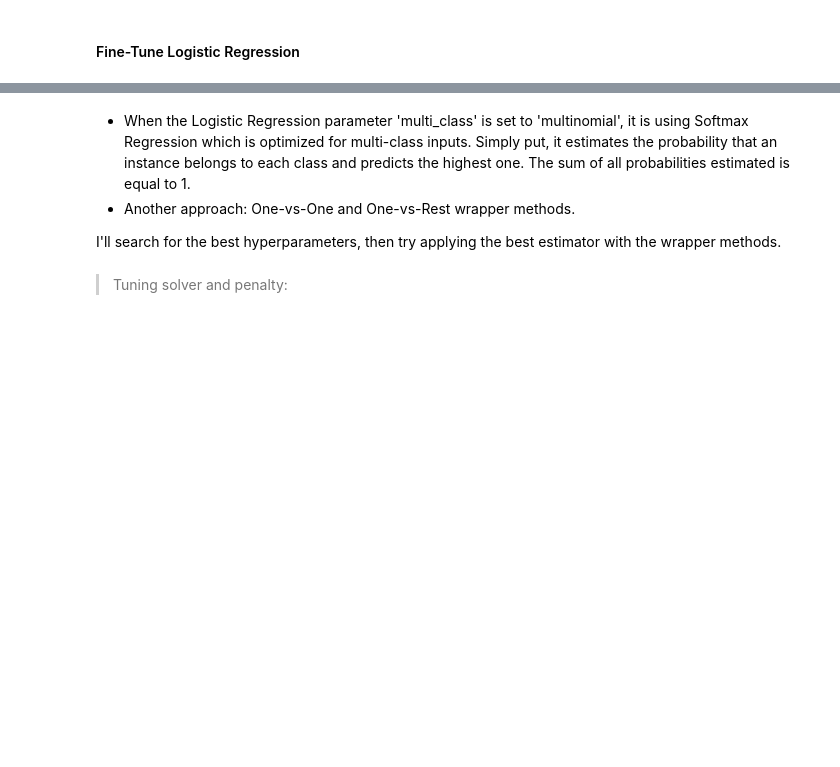
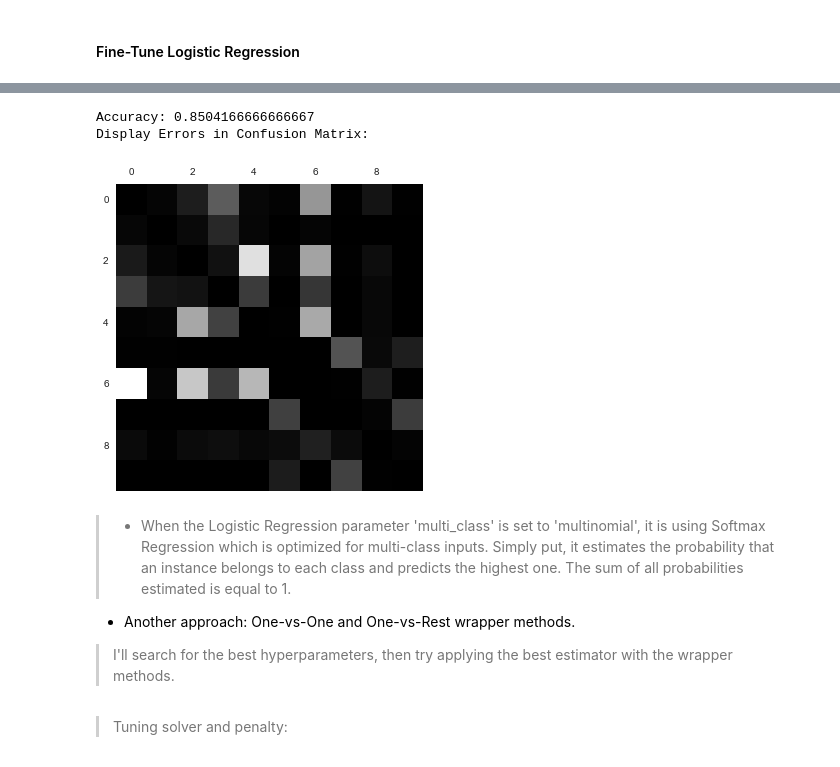
Before and after one commit to adiy55/1SB-Final-Project, a Jupyter notebook: 1SB ML Fashion MNIST.ipynb, the cells around one changed output, grey strips where cells are left out. Cells and saved outputs as stored; diff of their text form; code cells hidden in the pictures; blank space fills up the shorter version.

```diff
--- a/1SB ML Fashion MNIST.ipynb
+++ b/1SB ML Fashion MNIST.ipynb
@@ -924,8 +881,8 @@ Standard Deviation: 0.00374
 >> Note: Comparing prediction accuracy can help determine which model performs better on the data.
 # %%
 ex_trees = ExtraTreesClassifier(random_state=42, n_jobs=-1)
-ex_trees.fit(X_train_reduced, y_train)
-joblib.dump(ex_trees, "FMNIST/models/ex_trees.pkl")
+# ex_trees.fit(X_train_reduced, y_train)
+# joblib.dump(ex_trees, "FMNIST/models/ex_trees.pkl")
 ex_trees = joblib.load(r"FMNIST/models/ex_trees.pkl")
 
 print("Predictions:", ex_trees.predict(some_data_reduced))
@@ -934,8 +891,8 @@ print("Labels:", list(some_labels))
 Predictions: [2 9 6 0 3 4 4 5 4 8]
 Labels: [2, 9, 6, 0, 3, 4, 4, 5, 4, 8]
 # %%
-ex_trees_scores_14 = cross_val_score(ex_trees, X_train_reduced, y_train, cv=6, scoring='accuracy', verbose=2)
-joblib.dump(ex_trees_scores_14, "FMNIST/scores/ex_trees_scores_14.pkl")
-# ex_tree_scores_14 = joblib.load(r"FMNIST/scores/ex_trees_scores_14.pkl")
+# ex_trees_scores_14 = cross_val_score(ex_trees, X_train_reduced, y_train, cv=6, scoring='accuracy', verbose=2)
+# joblib.dump(ex_trees_scores_14, "FMNIST/scores/ex_trees_scores_14.pkl")
+ex_trees_scores_14 = joblib.load(r"FMNIST/scores/ex_trees_scores_14.pkl")
 display_scores(ex_trees_scores_14)
 # %% [output]
@@ -1071,10 +1014,21 @@ log_reg_pred = cross_val_predict(clone(log_reg), X_train_reduced, y_train, cv=6,
+# %%
+# predict accuracy and plot errors before tuning
+
+# log_reg_pred = cross_val_predict(log_reg, X_train_reduced, y_train, cv=6, verbose=2, n_jobs=-1)
+# joblib.dump(log_reg_pred, "FMNIST/pred/ log_reg_pred.pkl")
+log_reg_pred = joblib.load(r"FMNIST/pred/ log_reg_pred.pkl")
+display_evaluation(y_train, log_reg_pred)
+# %% [output]
+Accuracy: 0.8504166666666667
+Display Errors in Confusion Matrix:
+[figure, added]
 # %% [markdown]
-* When the Logistic Regression parameter 'multi_class' is set to 'multinomial', it is using Softmax Regression
+> * When the Logistic Regression parameter 'multi_class' is set to 'multinomial', it is using Softmax Regression
 which is optimized for multi-class inputs. Simply put, it estimates the probability that an instance belongs
 to each class and predicts the highest one. The sum of all probabilities estimated is equal to 1.
 * Another approach: One-vs-One and One-vs-Rest wrapper methods.
-
-I'll search for the best hyperparameters, then try applying the best estimator with the wrapper methods.
+>
+> I'll search for the best hyperparameters, then try applying the best estimator with the wrapper methods.
 # %% [markdown]
 > Tuning solver and penalty:
 # %%
```
Also changed, not shown: parts of 190 cells of this notebook.
